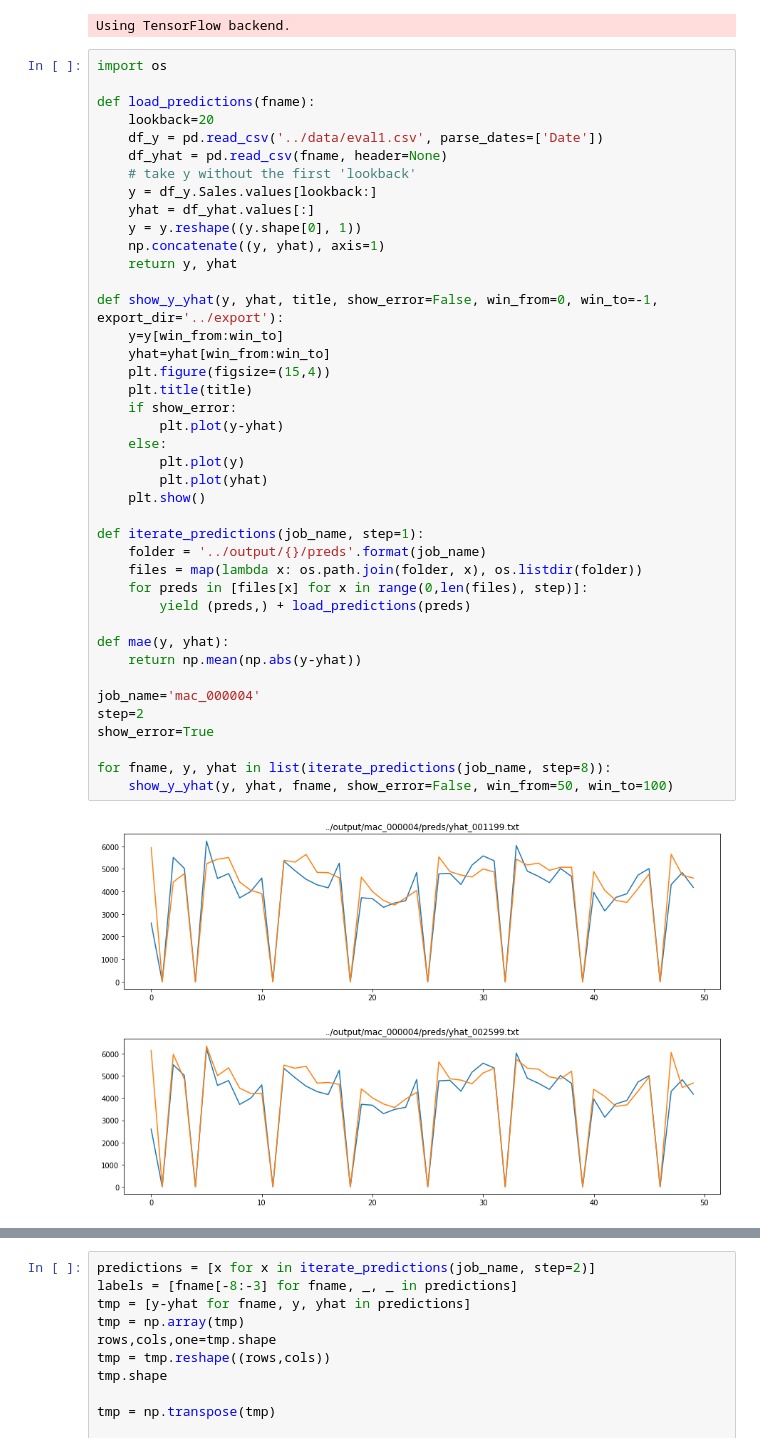
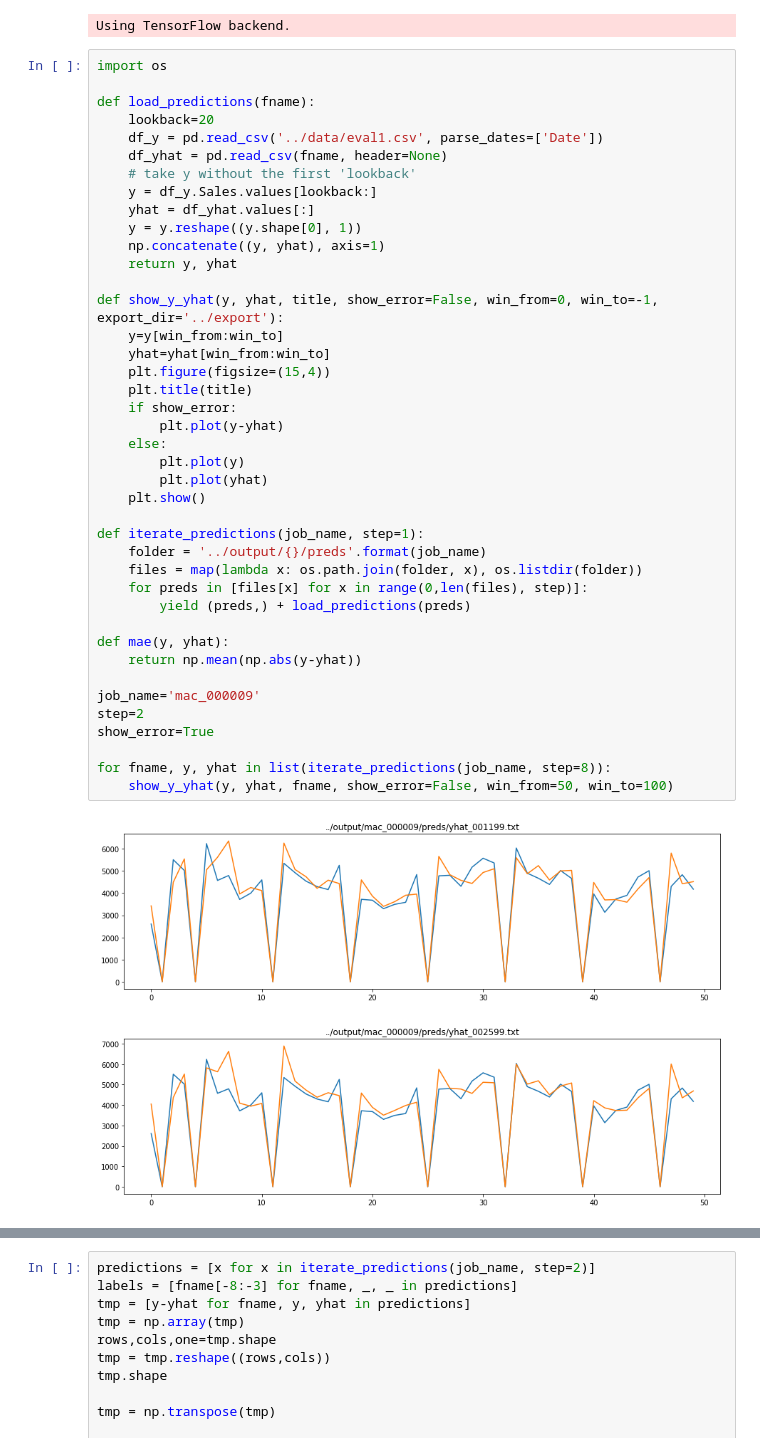
Before and after one commit to gregaw/sales-forecasting-with-nn, a Jupyter notebook: notebooks/prediction.ipynb, the cells around one changed output, grey strips where cells are left out. Drawn from its saved outputs; the diff is of its cells as text.

```diff
--- a/notebooks/prediction.ipynb
+++ b/notebooks/prediction.ipynb
@@ -26,36 +26,36 @@ def load_predictions(fname):
     np.concatenate((y, yhat), axis=1)
     return y, yhat
 
 def show_y_yhat(y, yhat, title, show_error=False, win_from=0, win_to=-1, export_dir='../export'):
     y=y[win_from:win_to]
     yhat=yhat[win_from:win_to]
     plt.figure(figsize=(15,4))
     plt.title(title)
     if show_error:
         plt.plot(y-yhat)
     else:
         plt.plot(y)
         plt.plot(yhat)
     plt.show()
 
 def iterate_predictions(job_name, step=1):
     folder = '../output/{}/preds'.format(job_name)
     files = map(lambda x: os.path.join(folder, x), os.listdir(folder))
     for preds in [files[x] for x in range(0,len(files), step)]:
         yield (preds,) + load_predictions(preds)
 
 def mae(y, yhat):
     return np.mean(np.abs(y-yhat))
 
-job_name='mac_000004'
+job_name='mac_000009'
 step=2
 show_error=True
 
 for fname, y, yhat in list(iterate_predictions(job_name, step=8)):
     show_y_yhat(y, yhat, fname, show_error=False, win_from=50, win_to=100)
 # %% [output]
-[figure, old version]
+[figure, new version]
-[figure, old version]
+[figure, new version]
 # %%
 for fname, y, yhat in iterate_predictions(job_name, step=10):
     print fname, mae(y, yhat)
```
Also changed, not shown: parts of 1 cell of this notebook, 34 other files.
